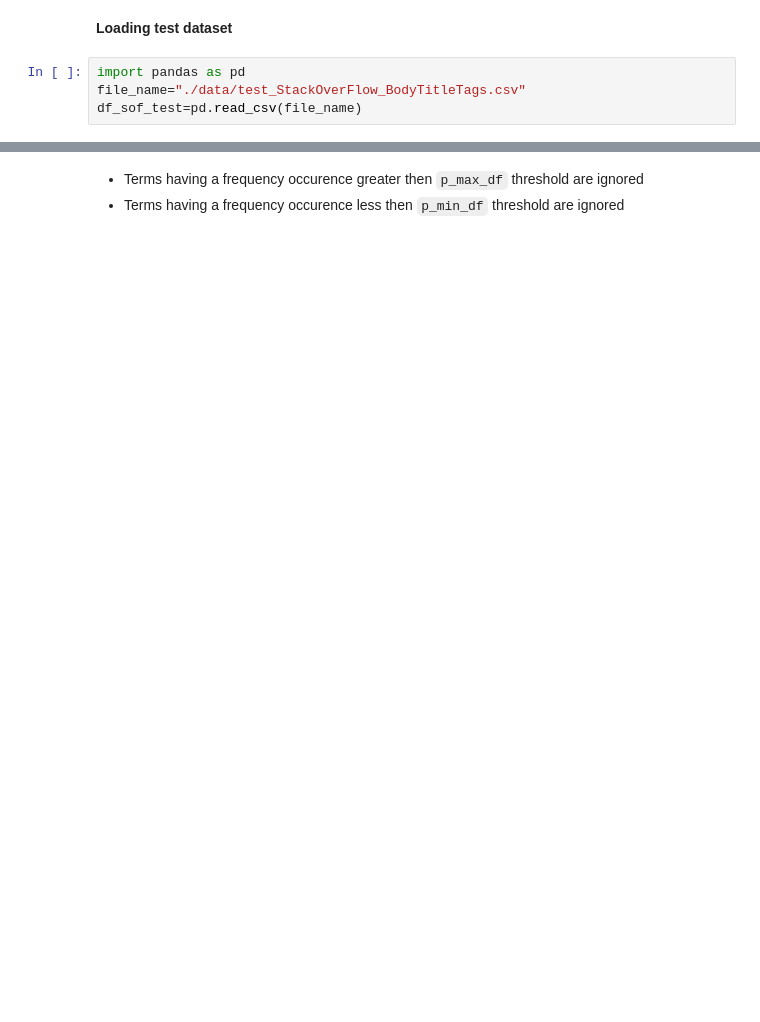
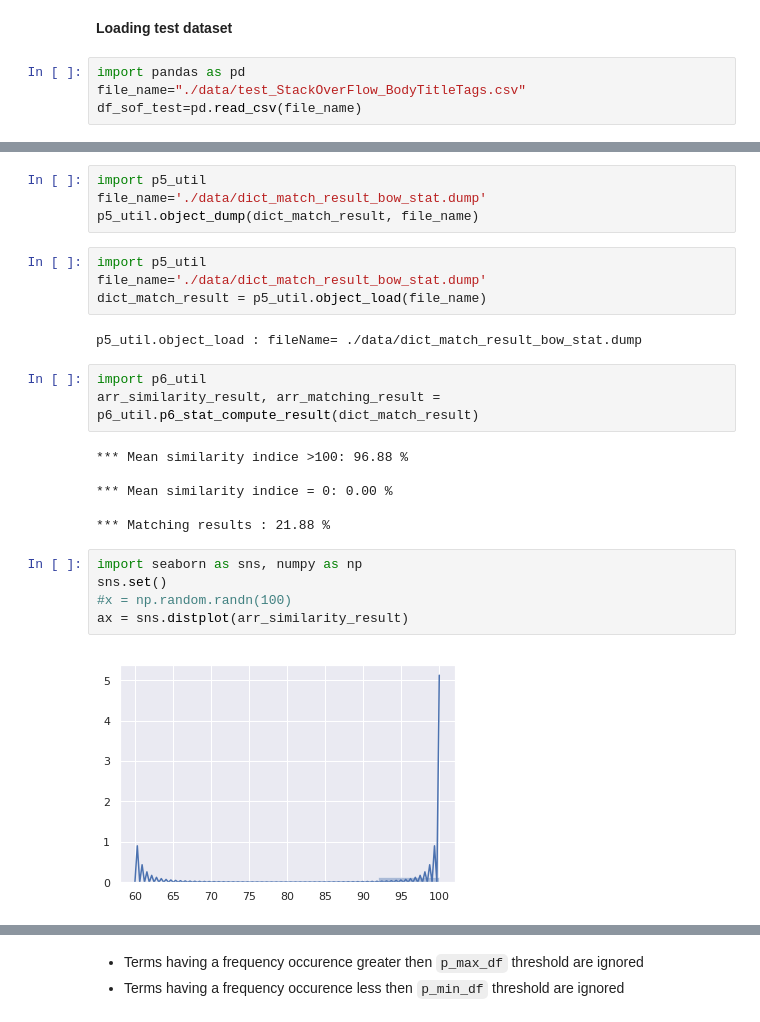
Before and after one commit to dataforcast/OC_Datascientist, a Jupyter notebook: P6/P6_StatisticalMethod.ipynb, the cells around one changed output, grey strips where cells are left out. Cells and saved outputs as stored; diff of their text form; blank space fills up the shorter version.

Commit message:
P6 : Statistical method : scoring for TAGs matching; evalation of TF-IDF and BOW; Use of Fuzzy package for TAGs matching

```diff
--- a/P6/P6_StatisticalMethod.ipynb
+++ b/P6/P6_StatisticalMethod.ipynb
@@ -171,0 +111,26 @@ Original Tags list : ['regex', 'validation']
+# %%
+import p5_util
+file_name='./data/dict_match_result_bow_stat.dump'
+p5_util.object_dump(dict_match_result, file_name)
+# %%
+import p5_util
+file_name='./data/dict_match_result_bow_stat.dump'
+dict_match_result = p5_util.object_load(file_name)
+# %% [output]
+p5_util.object_load : fileName= ./data/dict_match_result_bow_stat.dump
+# %%
+import p6_util
+arr_similarity_result, arr_matching_result = p6_util.p6_stat_compute_result(dict_match_result)
+# %% [output]
+*** Mean similarity indice >100: 96.88 %
+
+*** Mean similarity indice = 0: 0.00 %
+
+*** Matching results : 21.88 %
+# %%
+import seaborn as sns, numpy as np
+sns.set()
+#x = np.random.randn(100)
+ax = sns.distplot(arr_similarity_result)
+# %% [output]
+[figure, added]
```
Also changed, not shown: parts of 103 cells of this notebook, 8 other files.
